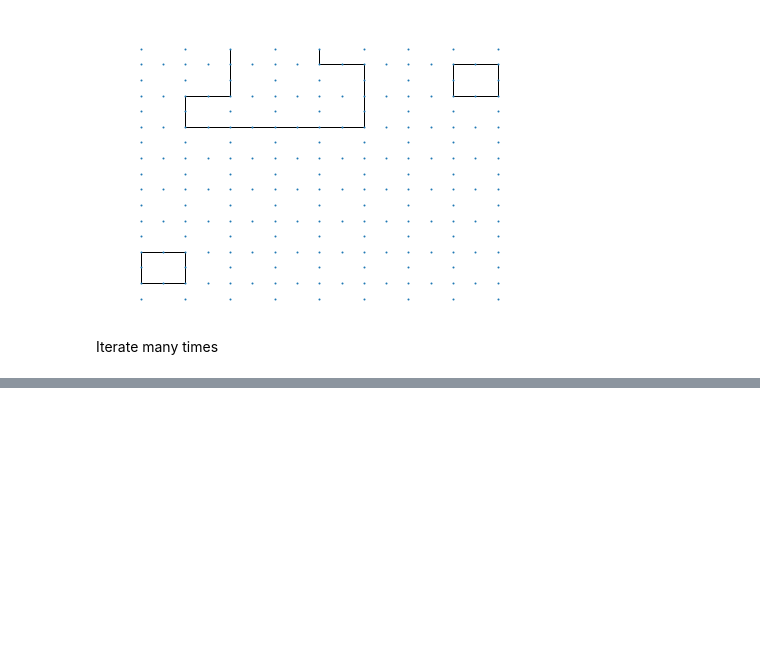
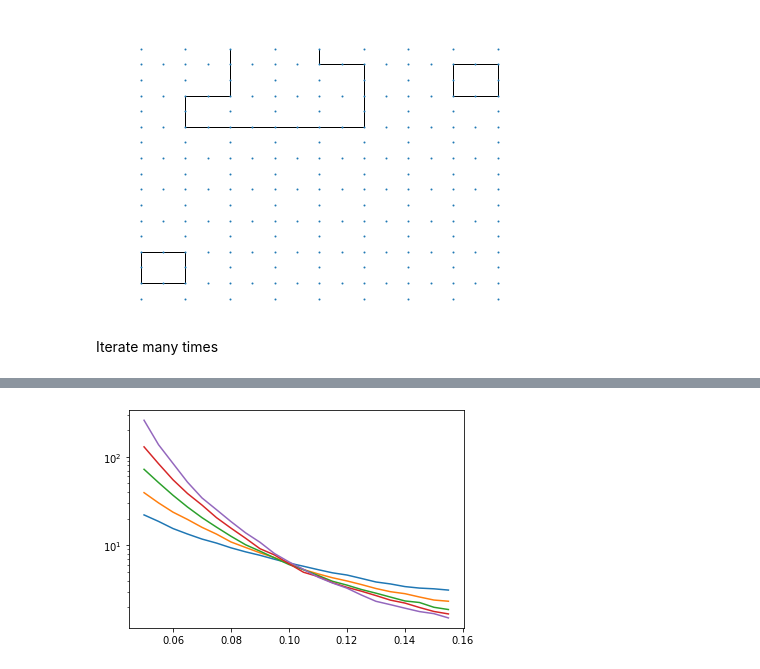
Before and after one commit to Acceleraizer/PHY160fp-topoQEC, a Jupyter notebook: surface.ipynb, the cells around one changed output, grey strips where cells are left out. Saved outputs shown, nothing was run; the diff lists cells and outputs as text; code cells hidden in the pictures; blank space fills up the shorter version.

```diff
--- a/surface.ipynb
+++ b/surface.ipynb
@@ -310,0 +321,32 @@ test(9, 0.10, 10)
+# %%
+from joblib import Parallel, delayed
+
+results = dict()
+probs = dict(enumerate(np.arange(0.05,0.16,0.005)))
+for n in range(3,13,2):
+    results[n] = dict.fromkeys(range(len(probs)))
+
+def process(probs, n, i):
+    r = test(n,probs[i],1000)
+    return ((n,i), r)
+
+data = Parallel(n_jobs=8)(delayed(process)(probs, n, i) for i in range(len(probs)) for n in range (3,13,2))
+# for n in range(3,13,2):
+#     results[n] = []
+#     for p in probs:
+#         r = test(n,p,1000)
+#         print(n,p, r)
+#         results[n].append(r)
+# %%
+for d,r in data:
+    results[d[0]][d[1]] = r
+# %%
+p = plt.plot(probs.values(), results[3].values())
+plt.plot(probs.values(), results[5].values())
+plt.plot(probs.values(), results[7].values())
+plt.plot(probs.values(), results[9].values())
+plt.plot(probs.values(), results[11].values())
+
+plt.yscale('log')
+# %% [output]
+[figure, added]
```
Also changed, not shown: parts of 4 cells of this notebook.
